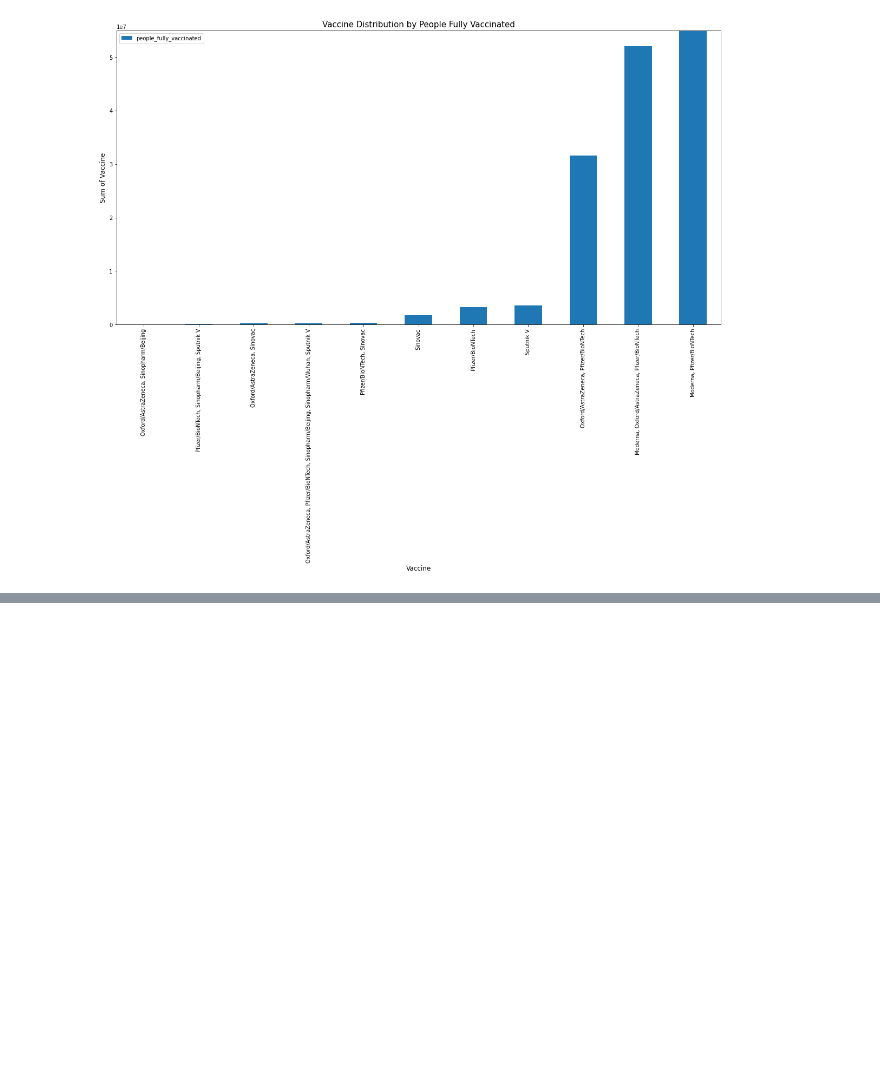
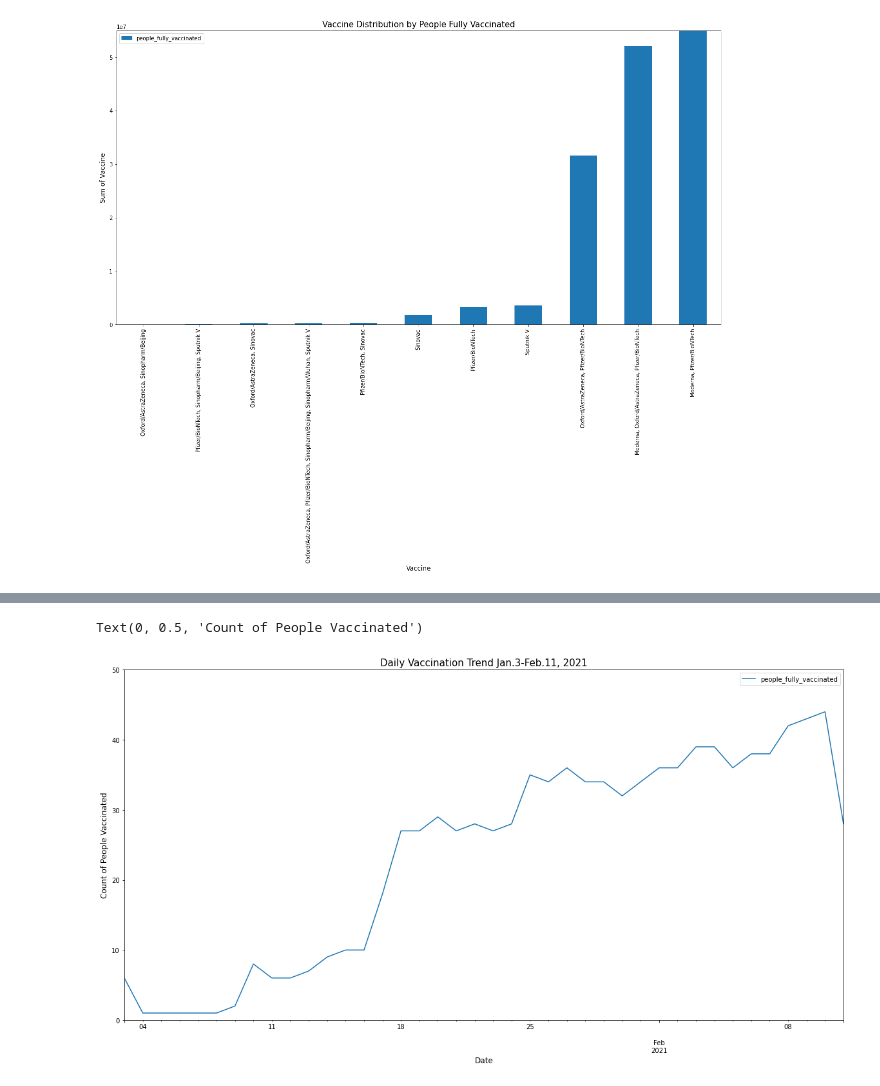
Before and after one commit to mcasiano1/Project-1, a Jupyter notebook: Final Data/final_analysis.ipynb, the cells around one changed output, grey strips where cells are left out. Drawn from its saved outputs; the diff is of its cells as text; code cells hidden in the pictures; blank space fills up the shorter version.

```diff
--- a/Final Data/final_analysis.ipynb
+++ b/Final Data/final_analysis.ipynb
@@ -200,0 +192,13 @@ Text(0, 0.5, 'Sum of Vaccine')
+# %%
+#People fully vaccinated counts with date chrono order x axis
+daily_vac=covid_df[["date","country","people_fully_vaccinated"]].copy()
+daily_vac=daily_vac[daily_vac["people_fully_vaccinated"] !=0]
+
+daily_vac["date"]=pd.to_datetime(daily_vac["date"])
+
+filtered_no_zero_daily=daily_vac.groupby(["date"])["people_fully_vaccinated"].count()
+filtered_no_zero_daily_df=pd.DataFrame(filtered_no_zero_daily)
+filtered_no_zero_daily_df
+
+fil_no_zero_daily_sort=filtered_no_zero_daily_df.sort_values("date")
+fil_no_zero_daily_sort
@@ -200,0 +224,10 @@ Text(0, 0.5, 'Sum of Vaccine')
+# %%
+#Graph the results
+fil_no_zero_daily_sort.plot.line(figsize=(20,10))
+plt.title("Daily Vaccination Trend Jan.3-Feb.11, 2021", fontsize=15)
+plt.ylim(0,50)
+plt.xlabel("Date", fontsize=12)
+plt.ylabel("Count of People Vaccinated", fontsize=12)
+# %% [output]
+Text(0, 0.5, 'Count of People Vaccinated')
+[figure, added]
```
Also changed, not shown: parts of 4 cells of this notebook.
